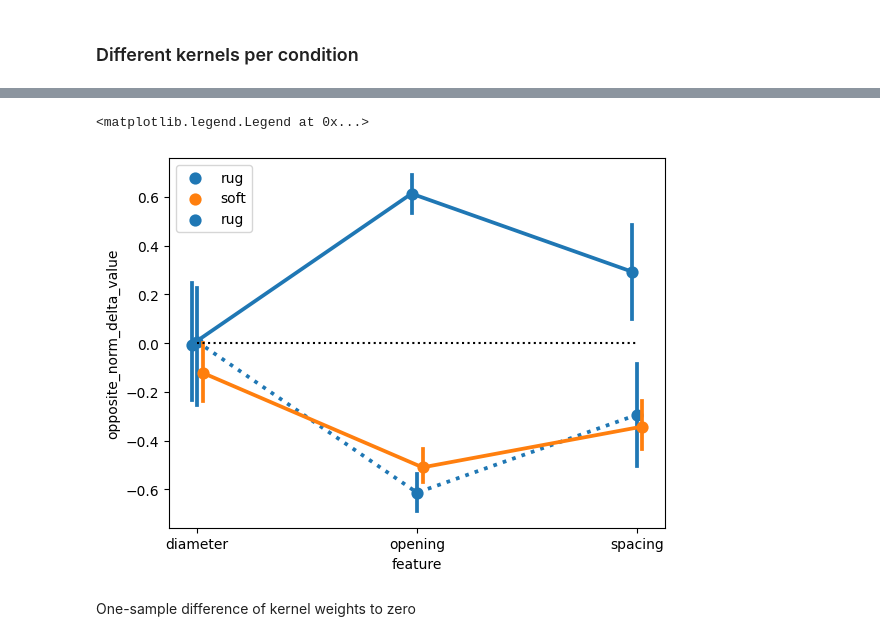
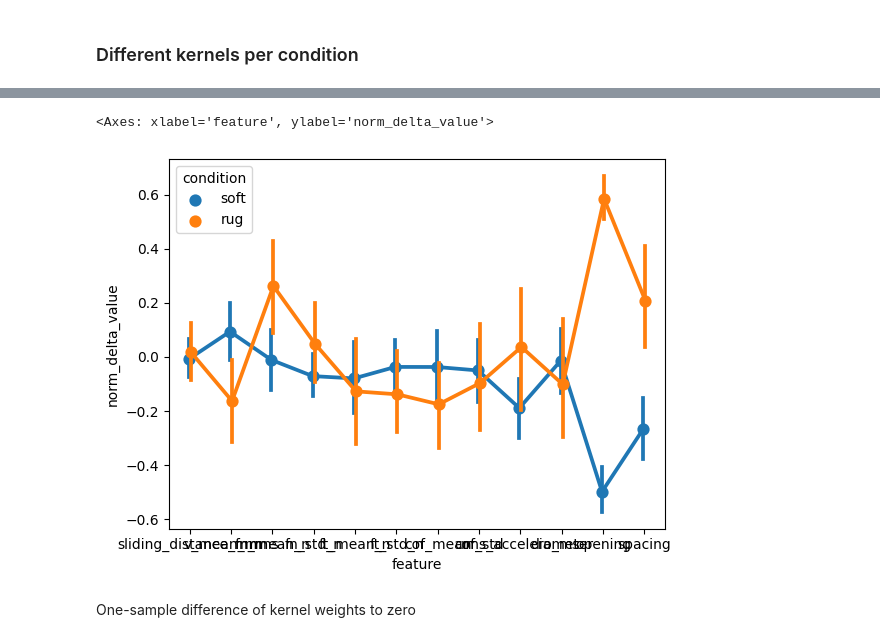
Before and after one commit to neuro-team-femto/revtact, a Jupyter notebook: analysis/analysis_beha_topo.ipynb, the cells around one changed output, grey strips where cells are left out. Saved outputs shown, nothing was run; the diff lists cells and outputs as text; code cells hidden in the pictures.

```diff
--- a/analysis/analysis_beha_topo.ipynb
+++ b/analysis/analysis_beha_topo.ipynb
@@ -664,3 +753,5 @@ df_result
 ## Kernel
 # %% [markdown]
 ### Kernel computation
+# %%
+results_df = pd.read_csv('data/results.csv', index_col=0)
@@ -666,0 +774,6 @@ df_result
+# %%
+data_melt = pd.melt(results_df,
+        id_vars=['subj','trial','block','sex','age','condition','response', 'stim_order', 'texture_id'],
+        value_vars=['sliding_distance_mm','v_mean_mms','fn_mean_n',
+                    'fn_std_n','ft_mean_n','ft_std_n','cof_mean','cof_std','rms_accelero_ms', 'diameter','opening','spacing'],
+        var_name='feature')
@@ -712,24 +843,24 @@ Name: norm_delta_value, dtype: float64
 # %%
 sns.pointplot(data=kernels,
               hue="condition",
              x="feature",
               units='subj',
              y="norm_delta_value", dodge=True)
 
 # plot inverse rough kernel for comparison
-kernels['opposite_norm_delta_value'] = - kernels.norm_delta_value
-sns.pointplot(data=kernels[kernels.condition=='rug'],
-              hue="condition",
-             x="feature",
-              units='subj',
-             y="opposite_norm_delta_value",
-              linestyles=[':'])
+#kernels['opposite_norm_delta_value'] = - kernels.norm_delta_value
+#sns.pointplot(data=kernels[kernels.condition=='rug'],
+#              hue="condition",
+#             x="feature",
+#              units='subj',
+#             y="opposite_norm_delta_value",
+#              linestyles=[':'])
 
-plt.plot([0,2],[0,0],'k:')
-plt.legend(loc=2)
+#plt.plot([0,2],[0,0],'k:')
+#plt.legend(loc=2)
 # %% [output]
-<matplotlib.legend.Legend at 0x...>
+<Axes: xlabel='feature', ylabel='norm_delta_value'>
-[figure, old version]
+[figure, new version]
 # %% [markdown]
 One-sample difference of kernel weights to zero
 # %%
```
Also changed, not shown: parts of 29 cells of this notebook, 4 other files.
